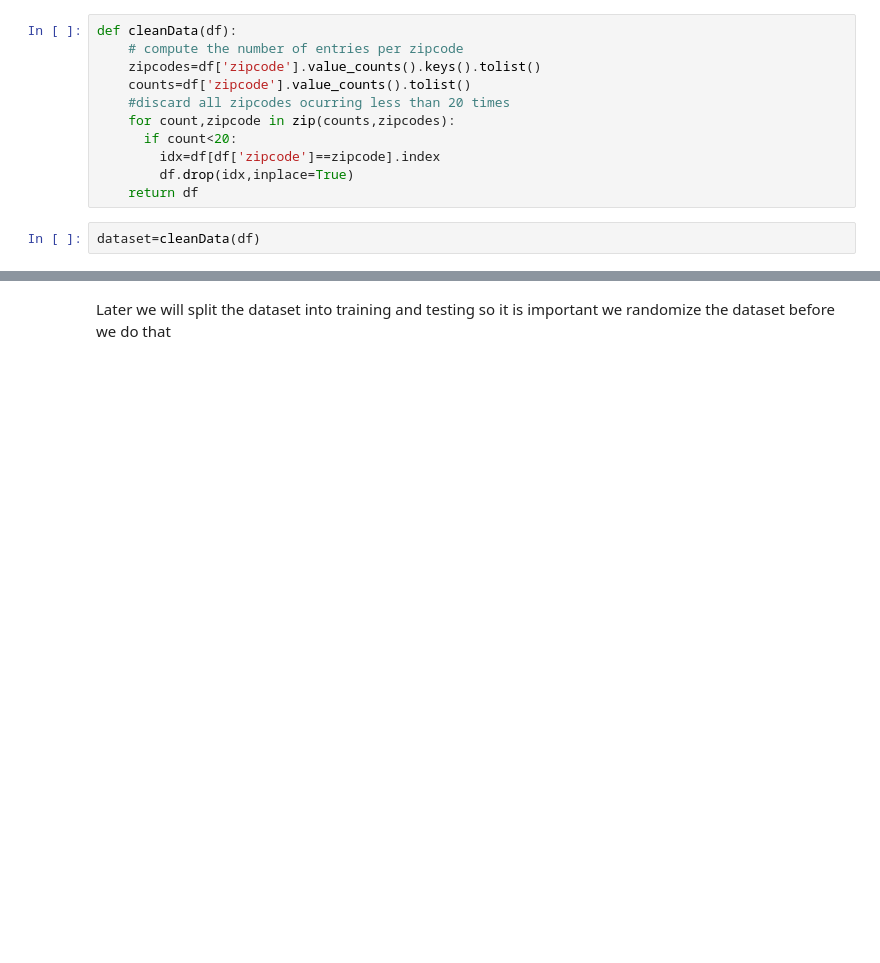
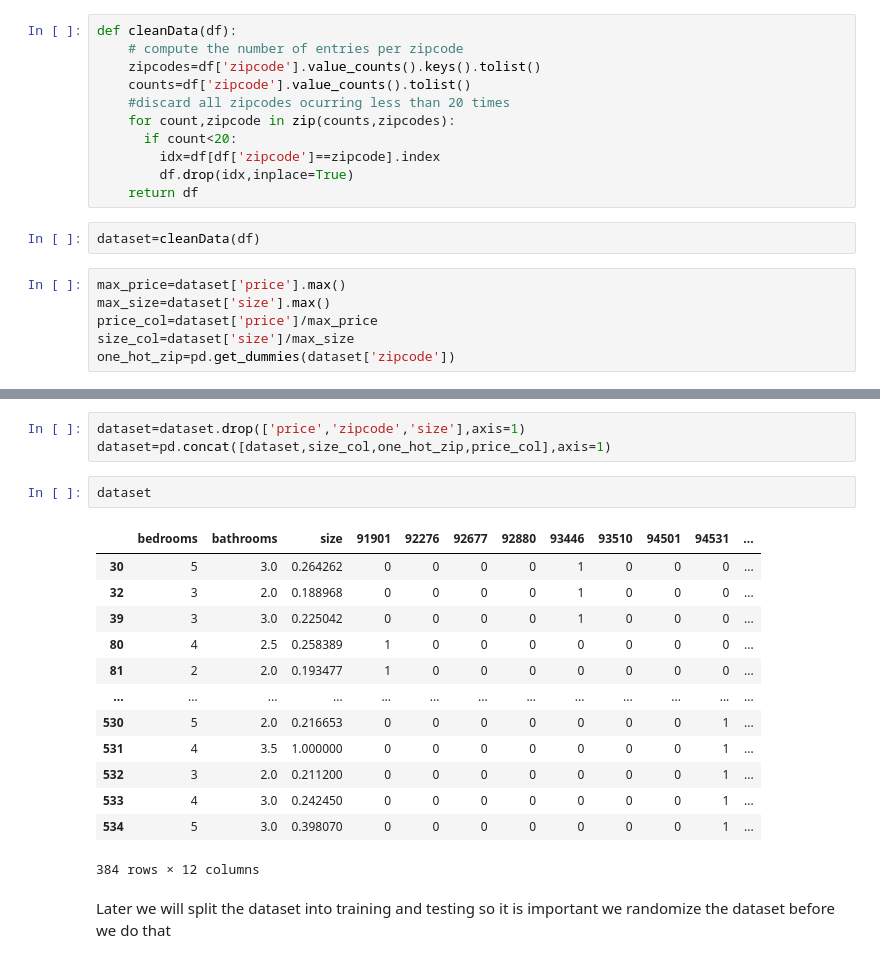
Before and after one commit to hikmatfarhat-ndu/pytorch, a Jupyter notebook: custom_dataset.ipynb, the cells around one changed output, grey strips where cells are left out. Drawn from its saved outputs; the diff is of its cells as text; blank space fills up the shorter version.

```diff
--- a/custom_dataset.ipynb
+++ b/custom_dataset.ipynb
@@ -41,3 +43,9 @@ def cleanData(df):
     return df
 # %%
 dataset=cleanData(df)
+# %%
+max_price=dataset['price'].max()
+max_size=dataset['size'].max()
+price_col=dataset['price']/max_price
+size_col=dataset['size']/max_size
+one_hot_zip=pd.get_dummies(dataset['zipcode'])
@@ -44,3 +68,22 @@ dataset=cleanData(df)
+# %%
+dataset=dataset.drop(['price','zipcode','size'],axis=1)
+dataset=pd.concat([dataset,size_col,one_hot_zip,price_col],axis=1)
+# %%
+dataset
+# %% [output]
+|  | bedrooms | bathrooms | size | 91901 | 92276 | 92677 | 92880 | 93446 | 93510 | 94501 | 94531 | ... |
+| 30 | 5 | 3.0 | 0.264262 | 0 | 0 | 0 | 0 | 1 | 0 | 0 | 0 | ... |
+| 32 | 3 | 2.0 | 0.188968 | 0 | 0 | 0 | 0 | 1 | 0 | 0 | 0 | ... |
+| 39 | 3 | 3.0 | 0.225042 | 0 | 0 | 0 | 0 | 1 | 0 | 0 | 0 | ... |
+| 80 | 4 | 2.5 | 0.258389 | 1 | 0 | 0 | 0 | 0 | 0 | 0 | 0 | ... |
+| 81 | 2 | 2.0 | 0.193477 | 1 | 0 | 0 | 0 | 0 | 0 | 0 | 0 | ... |
+| ... | ... | ... | ... | ... | ... | ... | ... | ... | ... | ... | ... | ... |
+| 530 | 5 | 2.0 | 0.216653 | 0 | 0 | 0 | 0 | 0 | 0 | 0 | 1 | ... |
+| 531 | 4 | 3.5 | 1.000000 | 0 | 0 | 0 | 0 | 0 | 0 | 0 | 1 | ... |
+| 532 | 3 | 2.0 | 0.211200 | 0 | 0 | 0 | 0 | 0 | 0 | 0 | 1 | ... |
+| 533 | 4 | 3.0 | 0.242450 | 0 | 0 | 0 | 0 | 0 | 0 | 0 | 1 | ... |
+| 534 | 5 | 3.0 | 0.398070 | 0 | 0 | 0 | 0 | 0 | 0 | 0 | 1 | ... |
+384 rows × 12 columns
 # %% [markdown]
 Later we will split the dataset into training and testing so it is important we randomize the dataset before we do that
 # %%
```
Also changed, not shown: parts of 14 cells of this notebook.
